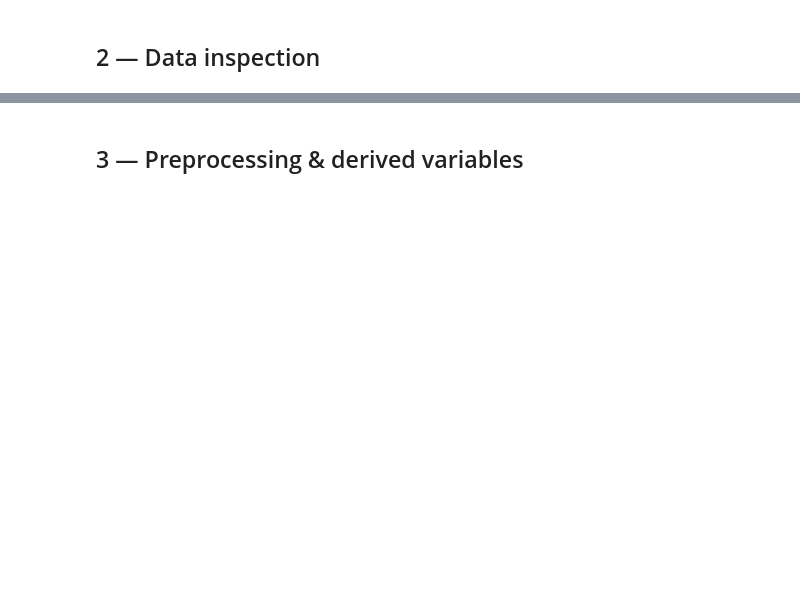
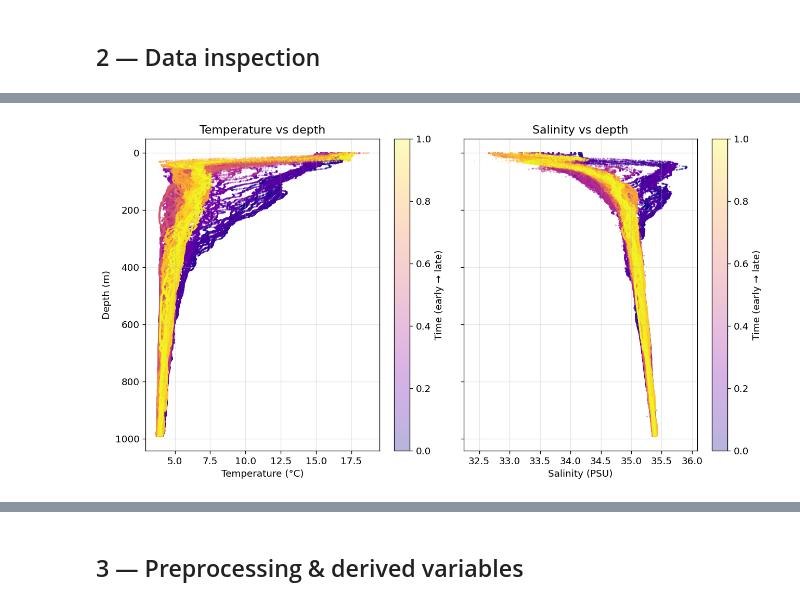
Before and after one commit to Maranderine/IIMS_CTD, a Jupyter notebook: CTD/ctd_analysis.ipynb, the cells around one changed output, grey strips where cells are left out. Cells and saved outputs as stored; diff of their text form; code cells hidden in the pictures; blank space fills up the shorter version.

```diff
--- a/CTD/ctd_analysis.ipynb
+++ b/CTD/ctd_analysis.ipynb
@@ -174,0 +266,29 @@ plt.tight_layout()
+# %%
+
+
+
+# T and S vs depth, coloured by time to show evolution along the mission
+t_num = df['time'].astype(np.int64)
+t_norm = (t_num - t_num.min()) / (t_num.max() - t_num.min())
+
+fig, (ax1, ax2) = plt.subplots(1, 2, figsize=(11, 6), sharey=True)
+
+sc1 = ax1.scatter(df['temperature'], df['depth'], c=t_norm, cmap='plasma',
+                  s=1, alpha=0.3, rasterized=True)
+plt.colorbar(sc1, ax=ax1, label='Time (early → late)')
+ax1.set_xlabel('Temperature (°C)')
+ax1.set_ylabel('Depth (m)')
+ax1.invert_yaxis()
+ax1.set_title('Temperature vs depth')
+ax1.grid(alpha=0.3)
+
+sc2 = ax2.scatter(df['salinity'], df['depth'], c=t_norm, cmap='plasma',
+                  s=1, alpha=0.3, rasterized=True)
+plt.colorbar(sc2, ax=ax2, label='Time (early → late)')
+ax2.set_xlabel('Salinity (PSU)')
+ax2.set_title('Salinity vs depth')
+ax2.grid(alpha=0.3)
+
+plt.tight_layout()
+# %% [output]
+[figure, added]
```
Also changed, not shown: parts of 25 cells of this notebook, 2 other files.
